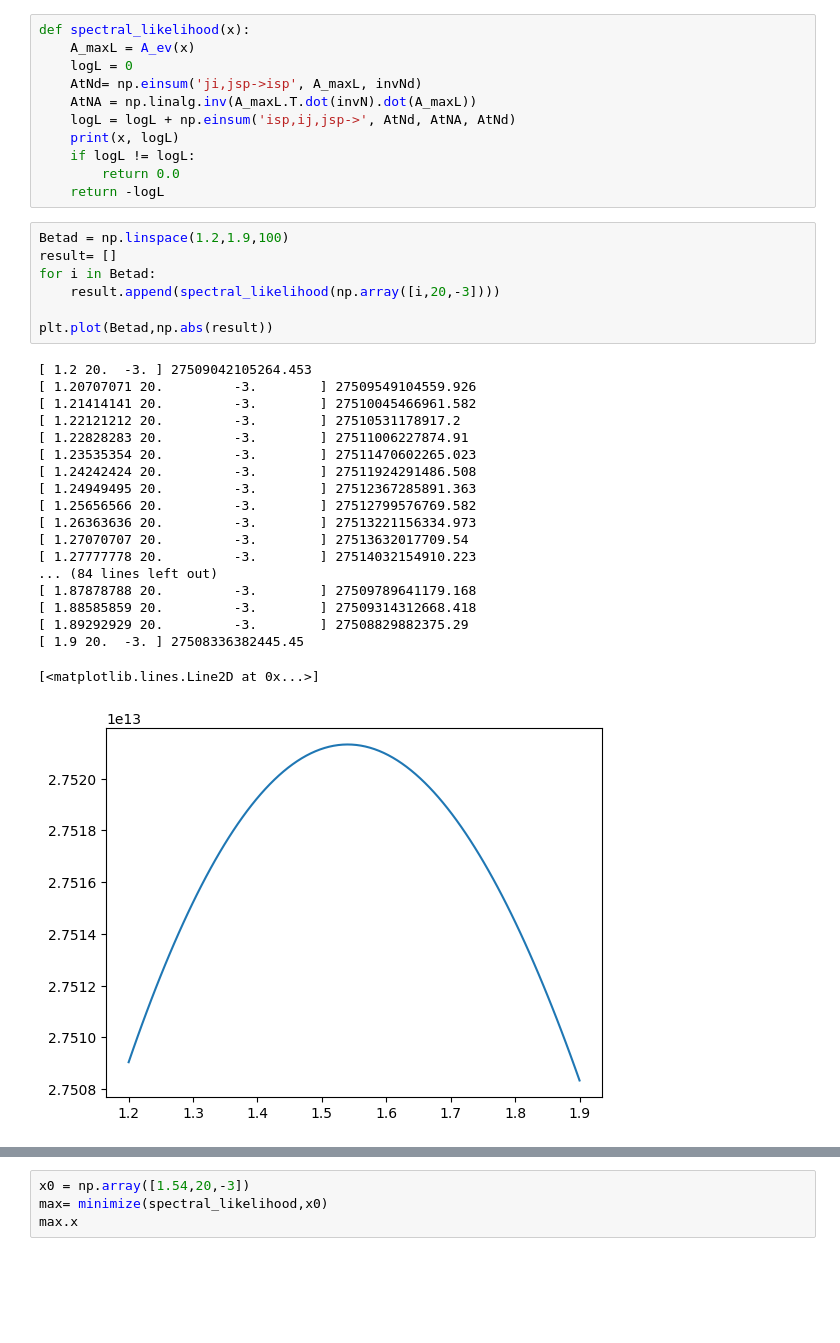
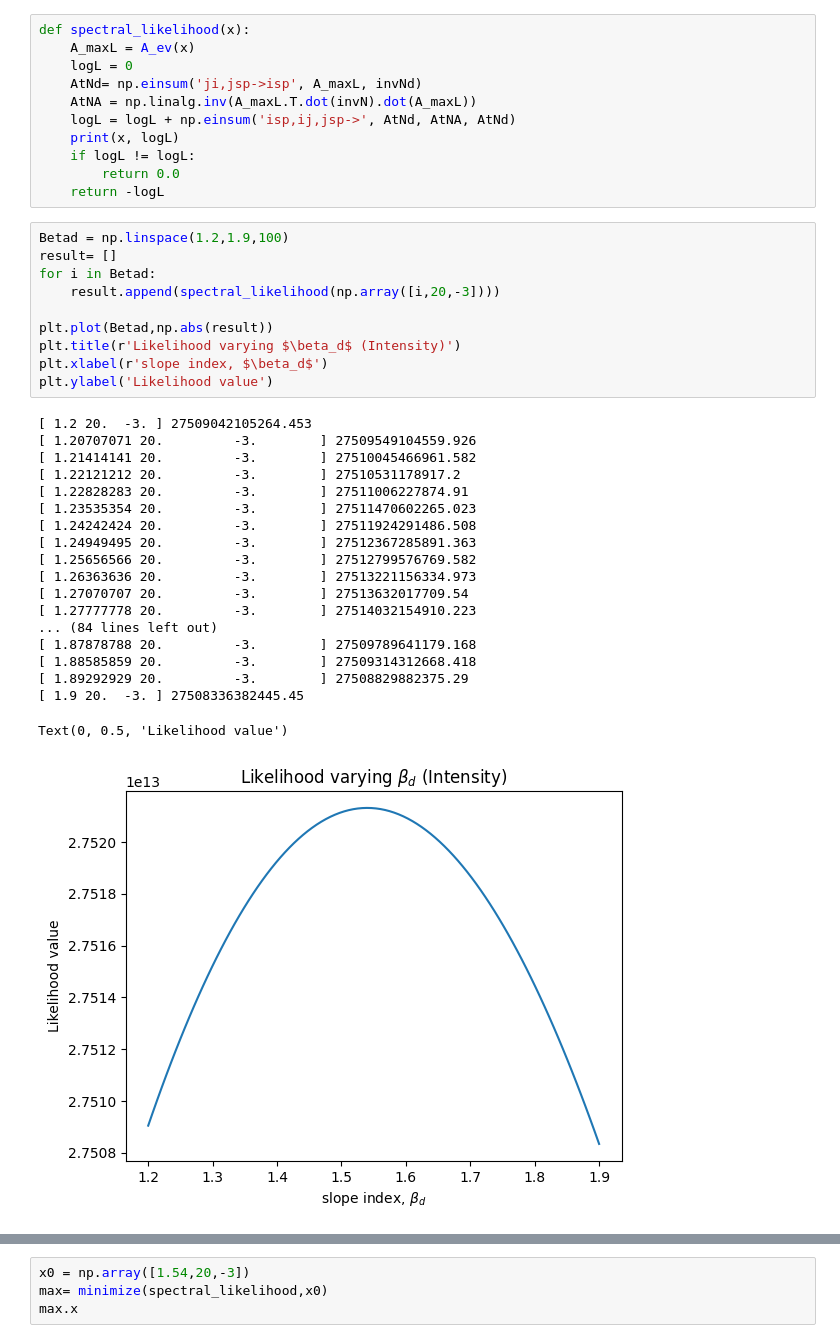
Before and after one commit to AlicePirotta/APC, a Jupyter notebook: Likelihood.ipynb, the cells around one changed output, grey strips where cells are left out. Cells and saved outputs as stored; diff of their text form; blank space fills up the shorter version.

```diff
--- a/Likelihood.ipynb
+++ b/Likelihood.ipynb
@@ -50,27 +51,30 @@ def spectral_likelihood(x):
 # %%
 Betad = np.linspace(1.2,1.9,100)
 result= []
 for i in Betad:
     result.append(spectral_likelihood(np.array([i,20,-3])))
 
 plt.plot(Betad,np.abs(result))
+plt.title(r'Likelihood varying $\beta_d$ (Intensity)')
+plt.xlabel(r'slope index, $\beta_d$')
+plt.ylabel('Likelihood value')
 # %% [output]
 [ 1.2 20.  -3. ] 27509042105264.453
 [ 1.20707071 20.         -3.        ] 27509549104559.926
 [ 1.21414141 20.         -3.        ] 27510045466961.582
 [ 1.22121212 20.         -3.        ] 27510531178917.2
 [ 1.22828283 20.         -3.        ] 27511006227874.91
 [ 1.23535354 20.         -3.        ] 27511470602265.023
 [ 1.24242424 20.         -3.        ] 27511924291486.508
 [ 1.24949495 20.         -3.        ] 27512367285891.363
 [ 1.25656566 20.         -3.        ] 27512799576769.582
 [ 1.26363636 20.         -3.        ] 27513221156334.973
 [ 1.27070707 20.         -3.        ] 27513632017709.54
 [ 1.27777778 20.         -3.        ] 27514032154910.223
 ... (84 lines left out)
 [ 1.87878788 20.         -3.        ] 27509789641179.168
 [ 1.88585859 20.         -3.        ] 27509314312668.418
 [ 1.89292929 20.         -3.        ] 27508829882375.29
 [ 1.9 20.  -3. ] 27508336382445.45
-[<matplotlib.lines.Line2D at 0x...>]
+Text(0, 0.5, 'Likelihood value')
-[figure, old version]
+[figure, new version]
```
Also changed, not shown: parts of 7 cells of this notebook.
